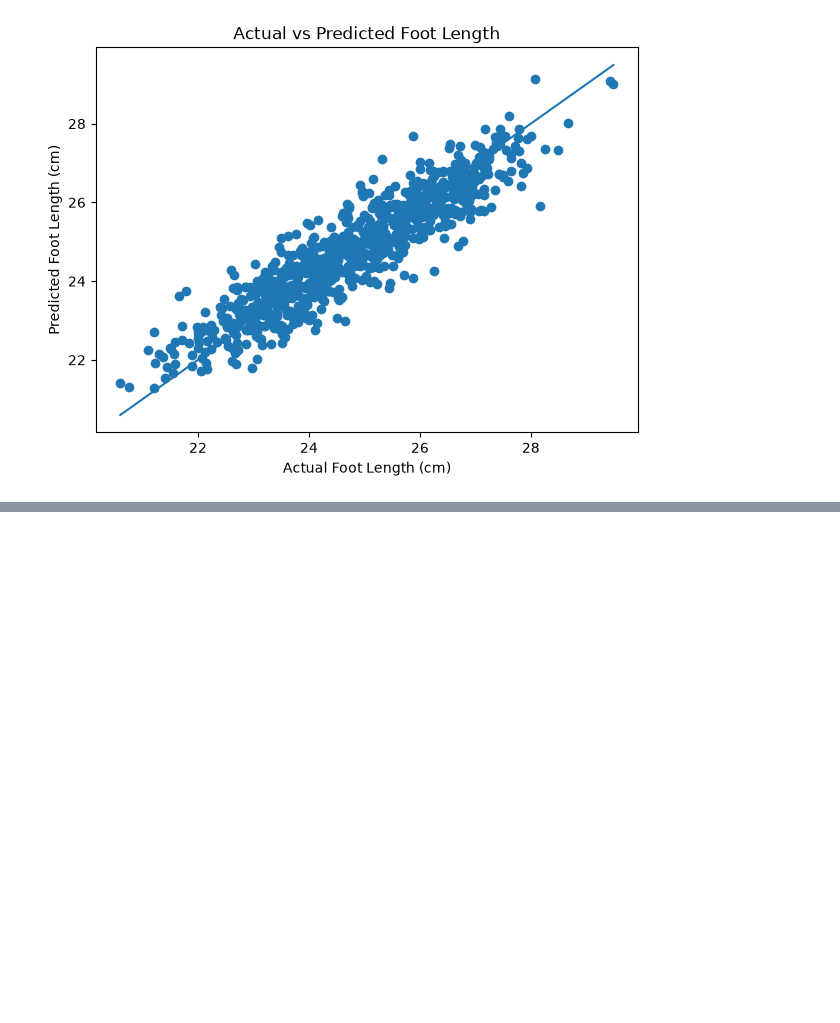
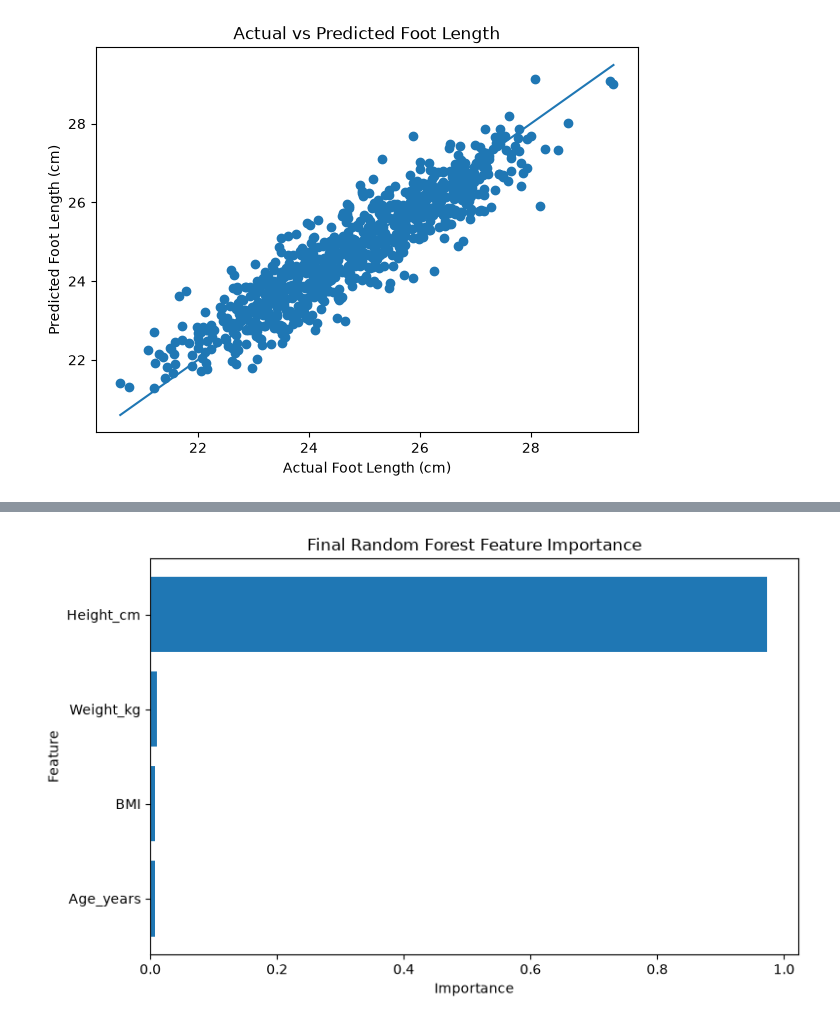
Before and after one commit to Sidra-41/Anthropometric-Characterization-and-Foot-Length-Prediction-Using-Statistical-and-Machine-Learning-Me, a Jupyter notebook: Data/FYP_Data_Analysis.ipynb, the cells around one changed output, grey strips where cells are left out. Saved outputs shown, nothing was run; the diff lists cells and outputs as text; code cells hidden in the pictures; blank space fills up the shorter version.

```diff
--- a/Data/FYP_Data_Analysis.ipynb
+++ b/Data/FYP_Data_Analysis.ipynb
@@ -821,0 +1096,4 @@ plt.show()
+# %%
+best_rf = grid_search.best_estimator_
+
+best_rf_pred = best_rf.predict(X_test)
@@ -821,0 +1125,12 @@ plt.show()
+# %%
+final_feature_importance = pd.DataFrame({
+    "Feature": X_train.columns,
+    "Importance": best_rf.feature_importances_
+})
+
+final_feature_importance = final_feature_importance.sort_values(
+    "Importance",
+    ascending=False
+)
+
+final_feature_importance
@@ -821,0 +1143,18 @@ plt.show()
+# %%
+plt.figure(figsize=(8, 5))
+
+plt.barh(
+    final_feature_importance["Feature"],
+    final_feature_importance["Importance"]
+)
+
+plt.xlabel("Importance")
+plt.ylabel("Feature")
+plt.title("Final Random Forest Feature Importance")
+
+plt.gca().invert_yaxis()
+
+plt.tight_layout()
+plt.show()
+# %% [output]
+[figure, added]
```
Also changed, not shown: parts of 24 cells of this notebook, 6 other files.
